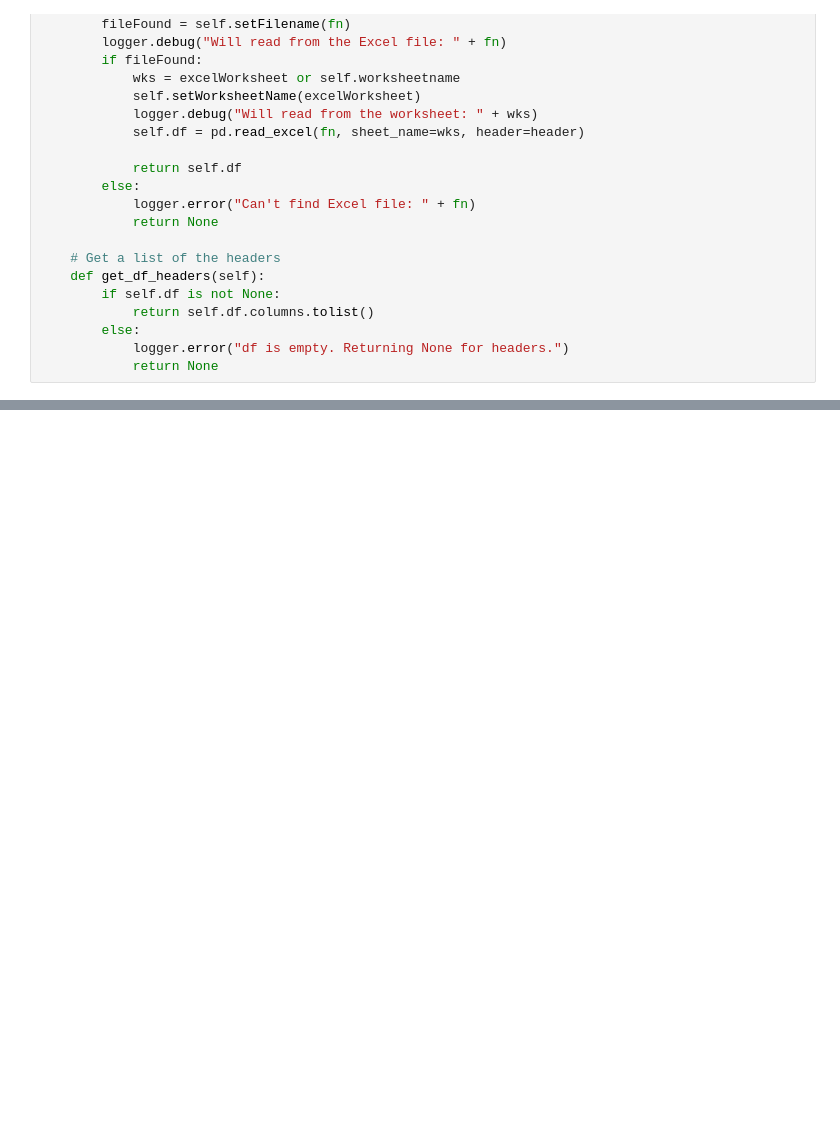
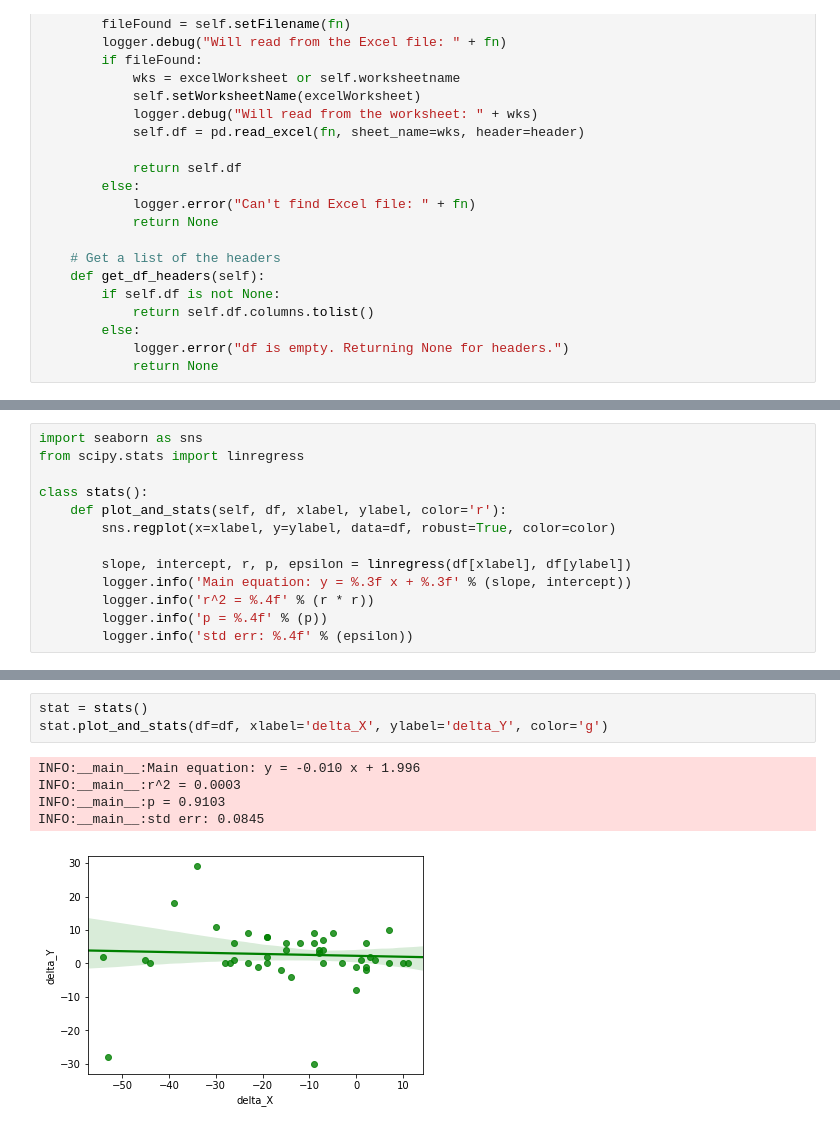
Before and after one commit to rajah9/pythonLibrary, a Jupyter notebook: Solomon MOES Quantitative data.ipynb, the cells around one changed output, grey strips where cells are left out. Drawn from its saved outputs; the diff is of its cells as text; blank space fills up the shorter version.

```diff
--- a/Solomon MOES Quantitative data.ipynb
+++ b/Solomon MOES Quantitative data.ipynb
@@ -98,0 +104,13 @@ class panda_reader():
+# %%
+import seaborn as sns
+from scipy.stats import linregress
+
+class stats():
+    def plot_and_stats(self, df, xlabel, ylabel, color='r'):
+        sns.regplot(x=xlabel, y=ylabel, data=df, robust=True, color=color)
+
+        slope, intercept, r, p, epsilon = linregress(df[xlabel], df[ylabel])
+        logger.info('Main equation: y = %.3f x + %.3f' % (slope, intercept))
+        logger.info('r^2 = %.4f' % (r * r))
+        logger.info('p = %.4f' % (p))
+        logger.info('std err: %.4f' % (epsilon))
@@ -199,0 +200,9 @@ dtype: object
+# %%
+stat = stats()
+stat.plot_and_stats(df=df, xlabel='delta_X', ylabel='delta_Y', color='g')
+# %% [output]
+INFO:__main__:Main equation: y = -0.010 x + 1.996
+INFO:__main__:r^2 = 0.0003
+INFO:__main__:p = 0.9103
+INFO:__main__:std err: 0.0845
+[figure, added]
```
Also changed, not shown: parts of 16 cells of this notebook, 1 other file.
